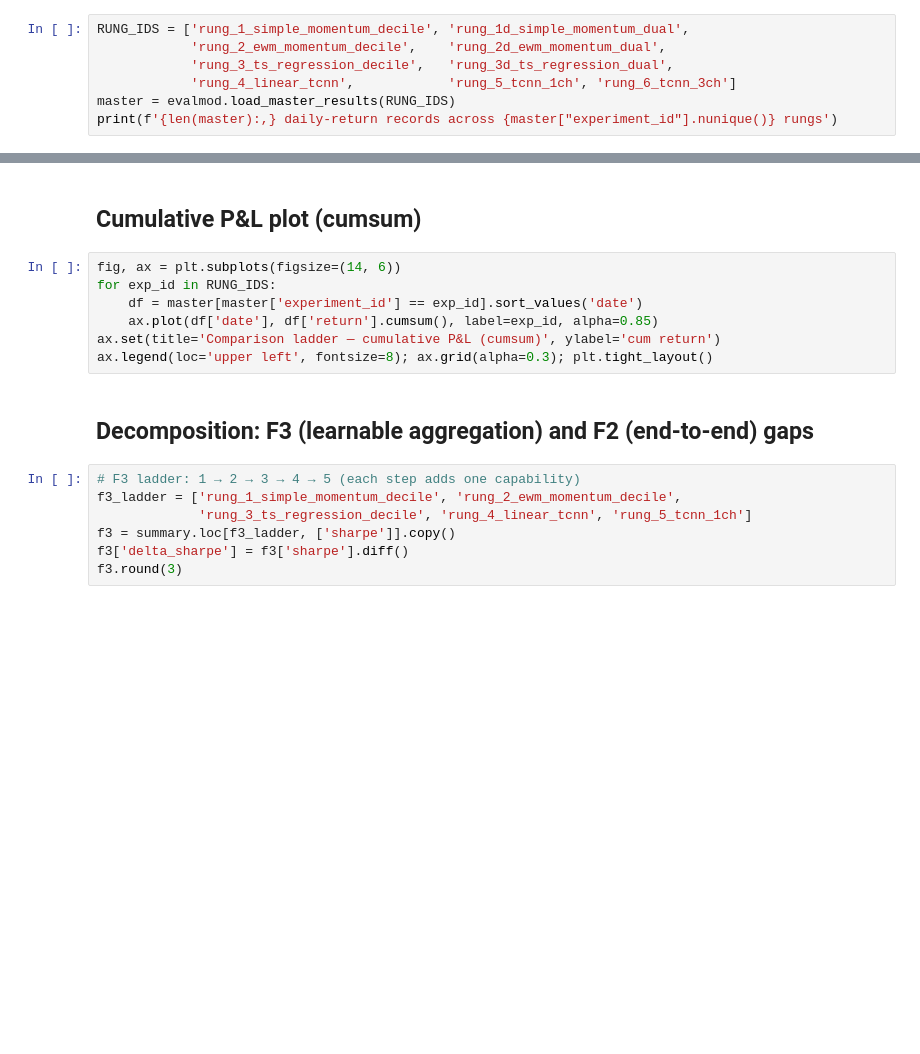
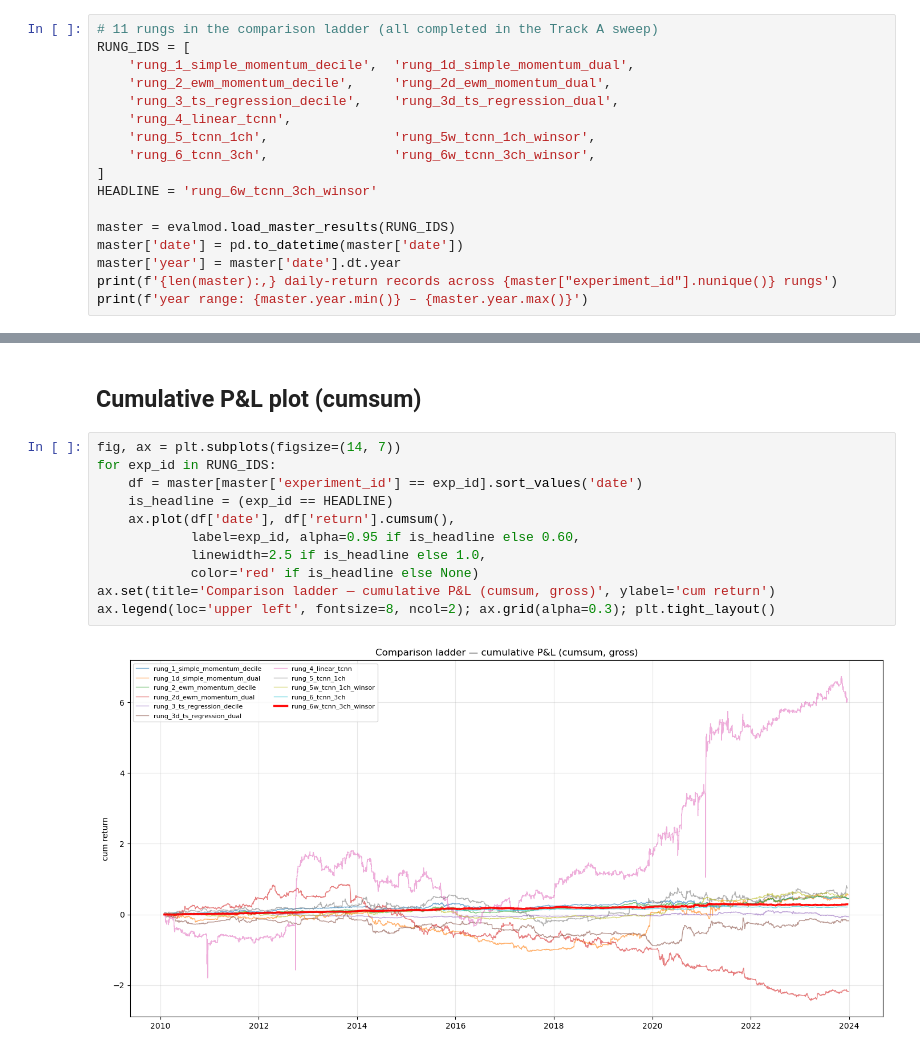
Before and after one commit to danielyoon2013/TCNN, a Jupyter notebook: notebooks/05_ladder_summary.ipynb, the cells around one changed output, grey strips where cells are left out. Drawn from its saved outputs; the diff is of its cells as text; blank space fills up the shorter version.

```diff
--- a/notebooks/05_ladder_summary.ipynb
+++ b/notebooks/05_ladder_summary.ipynb
@@ -10,9 +15,19 @@ import pandas as pd, numpy as np
 import matplotlib.pyplot as plt
 from src import config, eval as evalmod
 # %%
-RUNG_IDS = ['rung_1_simple_momentum_decile', 'rung_1d_simple_momentum_dual',
-            'rung_2_ewm_momentum_decile',    'rung_2d_ewm_momentum_dual',
-            'rung_3_ts_regression_decile',   'rung_3d_ts_regression_dual',
-            'rung_4_linear_tcnn',            'rung_5_tcnn_1ch', 'rung_6_tcnn_3ch']
+# 11 rungs in the comparison ladder (all completed in the Track A sweep)
+RUNG_IDS = [
+    'rung_1_simple_momentum_decile',  'rung_1d_simple_momentum_dual',
+    'rung_2_ewm_momentum_decile',     'rung_2d_ewm_momentum_dual',
+    'rung_3_ts_regression_decile',    'rung_3d_ts_regression_dual',
+    'rung_4_linear_tcnn',
+    'rung_5_tcnn_1ch',                'rung_5w_tcnn_1ch_winsor',
+    'rung_6_tcnn_3ch',                'rung_6w_tcnn_3ch_winsor',
+]
+HEADLINE = 'rung_6w_tcnn_3ch_winsor'
+
 master = evalmod.load_master_results(RUNG_IDS)
+master['date'] = pd.to_datetime(master['date'])
+master['year'] = master['date'].dt.year
 print(f'{len(master):,} daily-return records across {master["experiment_id"].nunique()} rungs')
+print(f'year range: {master.year.min()} – {master.year.max()}')
@@ -27,18 +59,15 @@ summary.loc[RUNG_IDS].round(3)  # ordered by rung
 # %% [markdown]
 ## Cumulative P&L plot (cumsum)
 # %%
-fig, ax = plt.subplots(figsize=(14, 6))
+fig, ax = plt.subplots(figsize=(14, 7))
 for exp_id in RUNG_IDS:
     df = master[master['experiment_id'] == exp_id].sort_values('date')
-    ax.plot(df['date'], df['return'].cumsum(), label=exp_id, alpha=0.85)
-ax.set(title='Comparison ladder — cumulative P&L (cumsum)', ylabel='cum return')
-ax.legend(loc='upper left', fontsize=8); ax.grid(alpha=0.3); plt.tight_layout()
+    is_headline = (exp_id == HEADLINE)
+    ax.plot(df['date'], df['return'].cumsum(),
+            label=exp_id, alpha=0.95 if is_headline else 0.60,
+            linewidth=2.5 if is_headline else 1.0,
+            color='red' if is_headline else None)
+ax.set(title='Comparison ladder — cumulative P&L (cumsum, gross)', ylabel='cum return')
+ax.legend(loc='upper left', fontsize=8, ncol=2); ax.grid(alpha=0.3); plt.tight_layout()
+# %% [output]
+[figure, added]
-# %% [markdown]
-## Decomposition: F3 (learnable aggregation) and F2 (end-to-end) gaps
-# %%
-# F3 ladder: 1 → 2 → 3 → 4 → 5 (each step adds one capability)
-f3_ladder = ['rung_1_simple_momentum_decile', 'rung_2_ewm_momentum_decile',
-             'rung_3_ts_regression_decile', 'rung_4_linear_tcnn', 'rung_5_tcnn_1ch']
-f3 = summary.loc[f3_ladder, ['sharpe']].copy()
-f3['delta_sharpe'] = f3['sharpe'].diff()
-f3.round(3)
```
Also changed, not shown: parts of 9 cells of this notebook, 3 other files.
